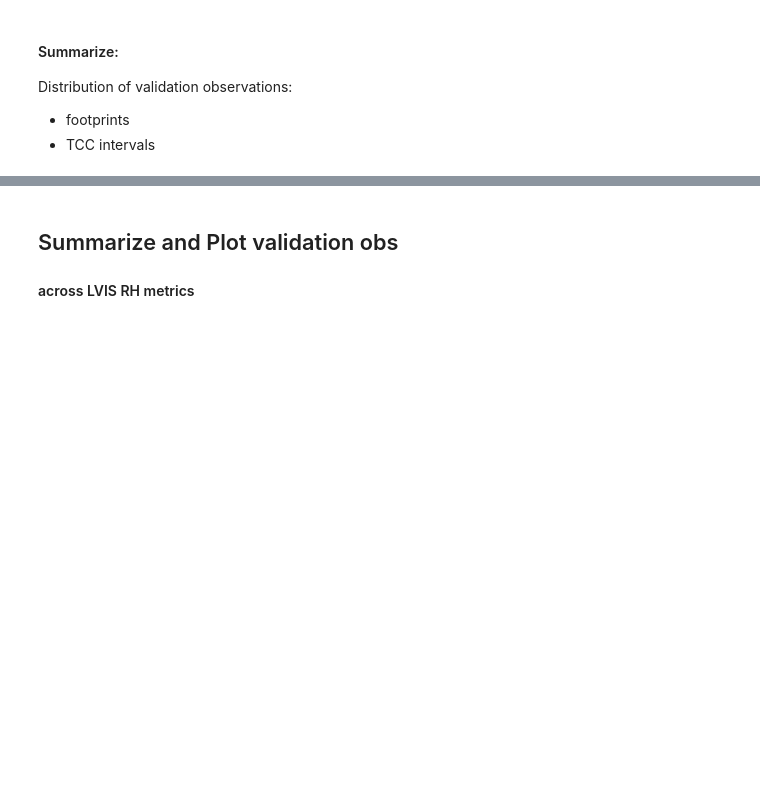
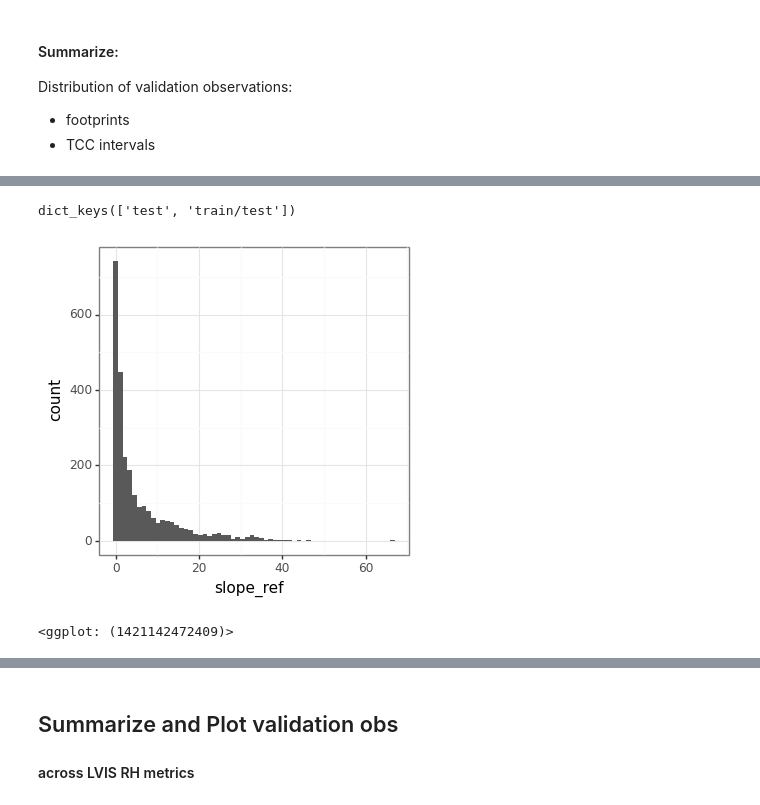
Before and after one commit to nasa-nccs-hpda/above-shrubs, a Jupyter notebook: notebooks/validate_chm_plots.ipynb, the cells around one changed output, grey strips where cells are left out. Cells and saved outputs as stored; diff of their text form; code cells hidden in the pictures; blank space fills up the shorter version.

```diff
--- a/notebooks/validate_chm_plots.ipynb
+++ b/notebooks/validate_chm_plots.ipynb
@@ -532,0 +777,16 @@ def plot_scatter_melt_2(df_val, sample_frac, LIST_REF_VARS, FACET_VAR='year'):
+# %%
+g = df_val.groupby('model_use_class')
+g.groups.keys()
+# %% [output]
+dict_keys(['test', 'train/test'])
+# %%
+# What are the slopes?
+(
+    ggplot( df_val.sample(frac=0.00001))
+    + geom_histogram(aes(x='slope_ref'))
+    + theme_bw()
+    + theme(figure_size=(4,4), strip_text = element_text(size=9))
+)
+# %% [output]
+[figure, added]
+<ggplot: (1421142472409)>
```
Also changed, not shown: parts of 60 cells of this notebook.
